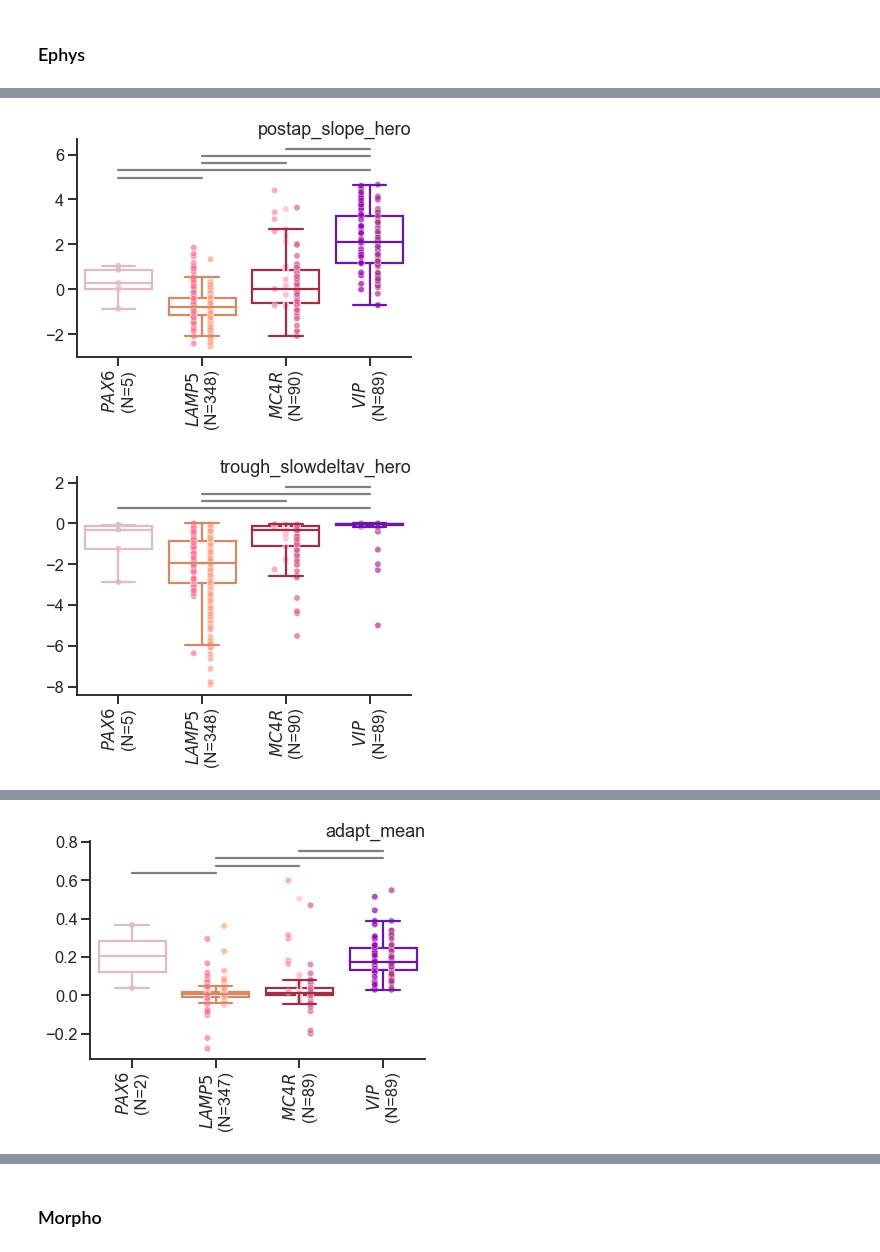
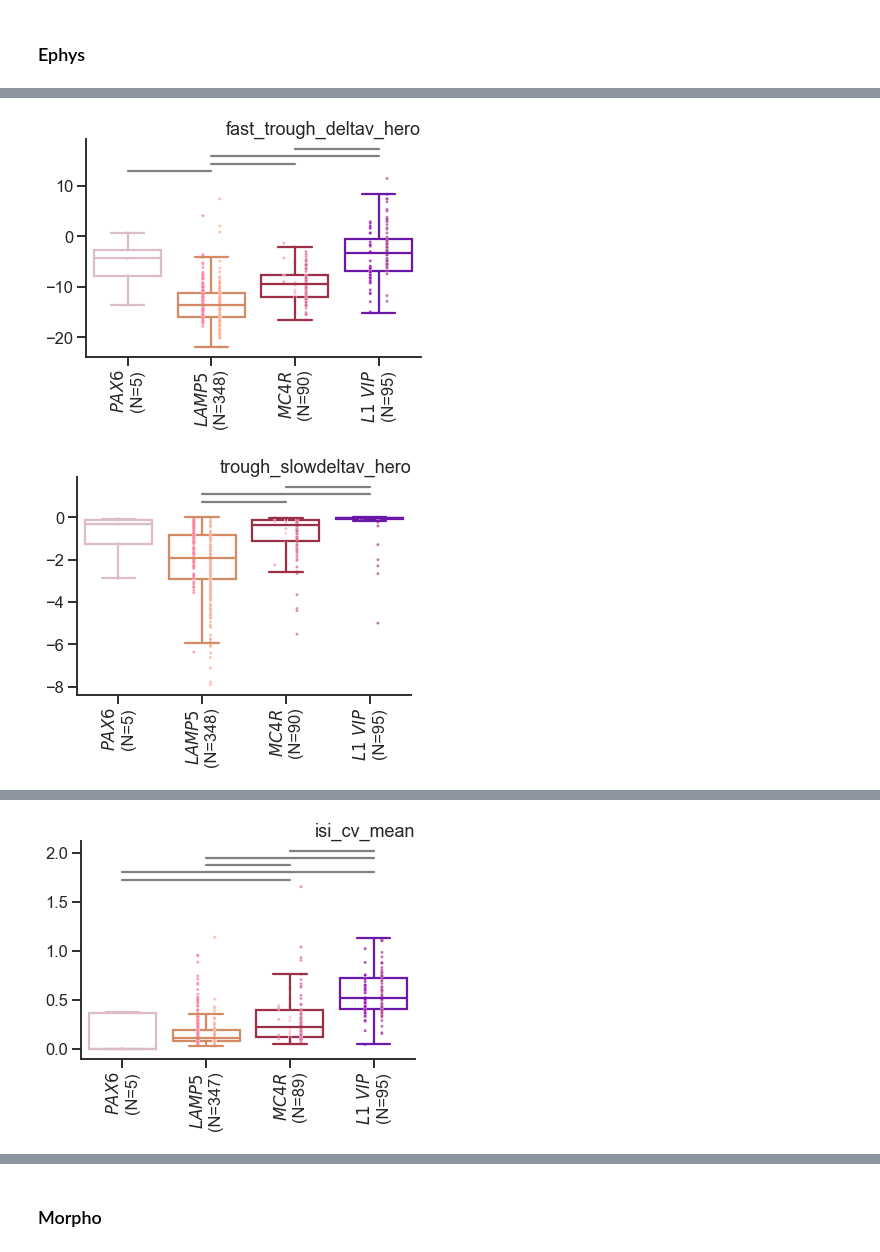
Before and after one commit to AllenInstitute/patchseq_human_L1, a Jupyter notebook: notebooks/l1_subclass_distinctness.ipynb, the cells around one changed output, grey strips where cells are left out. Drawn from its saved outputs; the diff is of its cells as text; code cells hidden in the pictures.

```diff
--- a/notebooks/l1_subclass_distinctness.ipynb
+++ b/notebooks/l1_subclass_distinctness.ipynb
@@ -161,6 +158,5 @@ features = ['basal_dendrite_calculate_number_of_stems',
             'axon_exit_theta',
            'basal_dendrite_max_path_distance']
 for f in features:
-    utils.plot_box_cluster_feature(data, f, 'homology_type', x_fine=cluster, palette_fine=palette_human, palette=palette_subclass,
-                                   pairs_sets=[pairs], legend=None)
+    plot_single(data, f)
 # %% [output]
@@ -207,12 +202,23 @@ sns.pairplot(data, hue='homology_type', palette=palette_subclass, vars=features,
 [figure]
 # %% [markdown]
 ## Mouse
+# %%
+plot_single = lambda data, f: utils.plot_box_cluster_feature(
+    data, f, 'homology_type', x_fine=cluster, palette_fine=palette_mouse, palette=palette_subclass,
+                                   pairs_sets=[pairs], test='dunn', drop_box='other')
+plot_multiple = lambda data, features, labels=None: utils.plot_boxplot_multiple(
+    data, features, labels=labels, x='homology_type', x_fine=cluster, palette_fine=palette_mouse, palette=palette_subclass,
+                                   pairs_sets=[pairs], test='dunn', drop_box='other', figsize=(5,8))
 # %% [markdown]
 ### Ephys
 # %%
-complete_data, clusters = subset_data(mouse_df, ephys_features, ephys_frac_min=0, cluster_min=0)
+features = ephys_features
+group_col = 'homology_type'
+complete_data, clusters = subset_data(mouse_df, features, ephys_frac_min=0, cluster_min=0)
 # replace with min across groups?
-complete_features = subset_features(complete_data, ephys_features, complete_frac=0.4)
+complete_features = (complete_data.groupby(group_col, observed=True)[features].apply(lambda df:
+                     df.notna().mean(axis=0)).min(axis=0).loc[lambda x: x>0.4].index)
+# complete_features = subset_features(complete_data, ephys_features, complete_frac=0.4)
 data = complete_data.query('l1_type')
 data['homology_type'].cat.remove_unused_categories(inplace=True)
 data['homology_type'].value_counts(sort=False)
@@ -225,7 +251,6 @@ Name: homology_type, dtype: int64
 # %%
-group_col = 'homology_type'
 features = complete_features
-res = run_kw_dunn(data, features, group_col, fdr_method=None)
+res = utils.run_kw_dunn(data, features, group_col)
 # res.to_csv('data/ephys_kw_posthoc_dunn.csv')
 res.head(20)
 # %% [output]
@@ -263,6 +288,4 @@ for f in features:
 # %%
-
 for f in res.index[:10]:
-    utils.plot_box_cluster_feature(data, f, 'homology_type', x_fine=cluster, palette_fine=palette_mouse, palette=palette_subclass,
-                                   pairs_sets=[pairs], legend=None)
+    plot_single(data, f)
 # %% [output]
@@ -273,2 +296,2 @@ for f in res.index[:10]:
-[figure, old version]
+[figure, new version]
-[figure, old version]
+[figure, new version]
@@ -277 +300 @@ for f in res.index[:10]:
-[figure, old version]
+[figure, new version]
```
Also changed, not shown: parts of 27 cells of this notebook, 1 other file.
